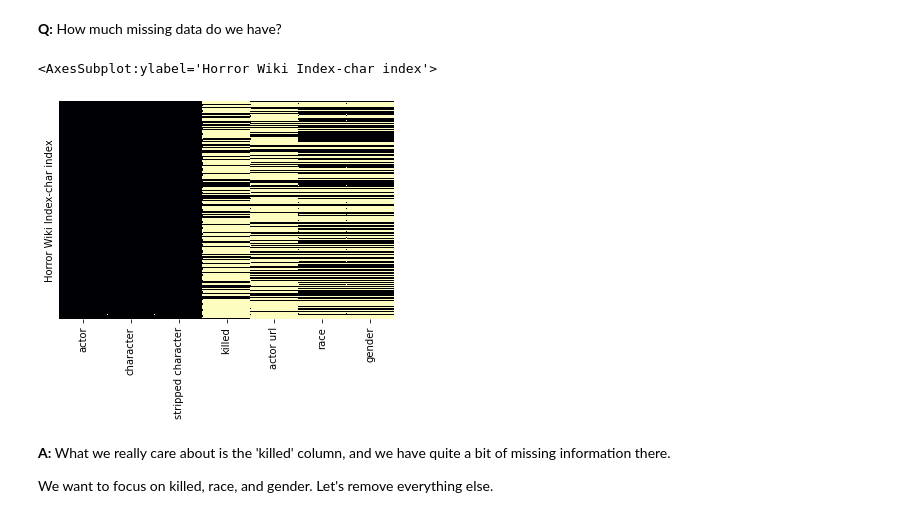
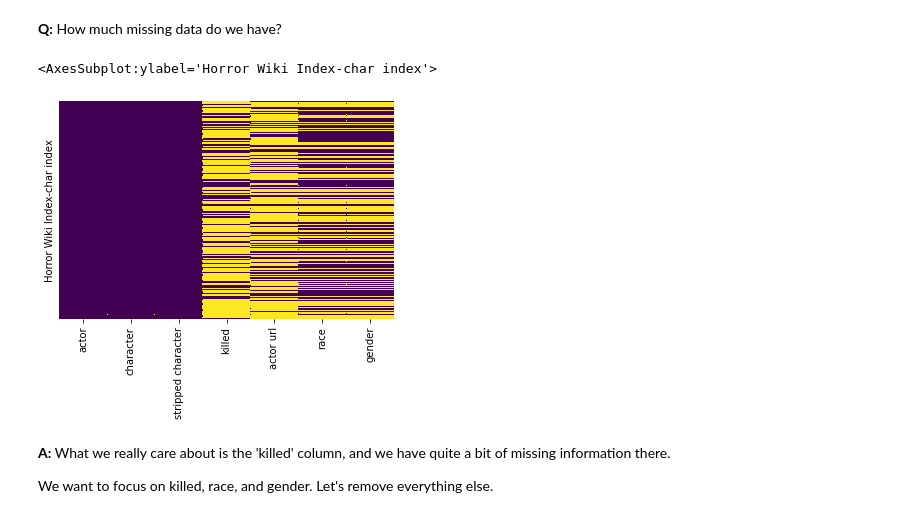
Before and after one commit to kristinamb15/horror-project, a Jupyter notebook: notebooks/a_and_v.ipynb, the cells around one changed output. Cells and saved outputs as stored; diff of their text form; code cells hidden in the pictures.

```diff
--- a/notebooks/a_and_v.ipynb
+++ b/notebooks/a_and_v.ipynb
@@ -261,10 +261,10 @@ In terms of representation (if our sample is giving us an adquate picture), char
 characters.replace('Unlisted', np.nan, inplace=True);
 # %%
 # Heatmap of missing info
-sns.heatmap(characters.isnull(), yticklabels=False, cbar=False, cmap='magma')
+sns.heatmap(characters.isnull(), yticklabels=False, cbar=False, cmap='viridis')
 # %% [output]
 <AxesSubplot:ylabel='Horror Wiki Index-char index'>
-[figure, old version]
+[figure, new version]
 # %% [markdown]
 **A:** What we really care about is the 'killed' column, and we have quite a bit of missing information there.
 
```
Also changed, not shown: parts of 37 cells of this notebook, 1 other file.
